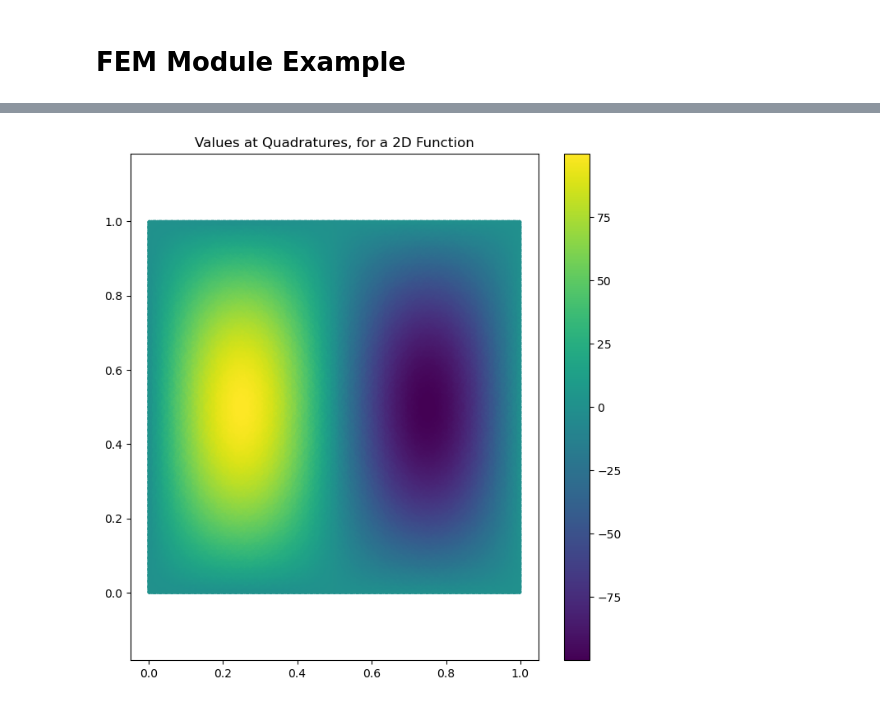
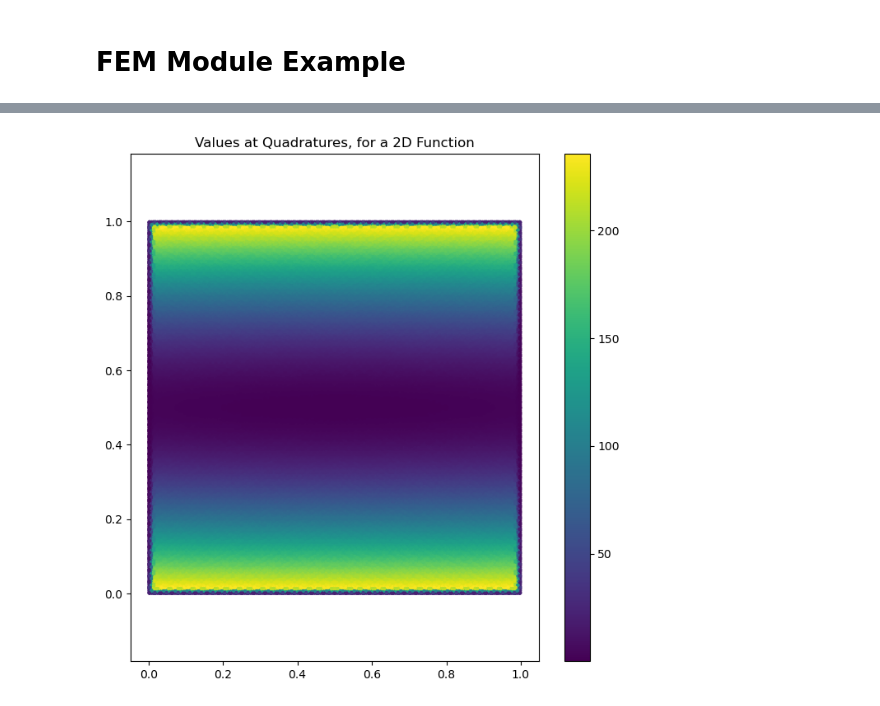
Before and after one commit to vcaipu/cqednumerics, a Jupyter notebook: fem.ipynb, the cells around one changed output, grey strips where cells are left out. Drawn from its saved outputs; the diff is of its cells as text; code cells hidden in the pictures.

```diff
--- a/fem.ipynb
+++ b/fem.ipynb
@@ -203,32 +215,33 @@ mesh = fem.MeshTri.init_sqsymmetric().refined(5)
 element = fem.ElementTriP1()
 intorder = 4 # High order to capture everything accurately
 
-femsystem = FEMSystem(mesh,element,intorder)
+femsystem = FEMSystem(mesh,element,intorder,boundary_condition=0)
 
 # femsystem.plot_values_2d(v)
 # femsystem.plot_laplacian_2d(v)
 # %%
 def v(x,y):
-    return (100* jnp.sin(2*jnp.pi * x) * jnp.sin(jnp.pi * y))
+    return 10 * (x-0.5)**2 + 1000 * (y-0.5)**2
 
 def lagrangian_density(u,grad_u,x):
     kinetic = 0.5 * jnp.sum(grad_u**2, axis=0)
 
     x, y = x[0], x[1]
     f = v(x,y)
     potential = f * (u**2)
 
     return kinetic + potential
 
 # Our objective function is to integrate the lagrangian density
 def objective(u_global):
     return femsystem.integrate(lagrangian_density,u_global)
 
+# Now transform objective to enforce normalization and boundary conditions
 real_objective = lambda u_interior: femsystem.apply_bc_and_norm(u_interior,objective)
 
 femsystem.plot_values_2d(v)
 # %% [output]
-[figure, old version]
+[figure, new version]
 # %%
 # Interior nodes are those NOT in boundary_dofs
 u_init_interior = jnp.ones(len(femsystem.interior_dofs))
```
Also changed, not shown: parts of 3 cells of this notebook.
